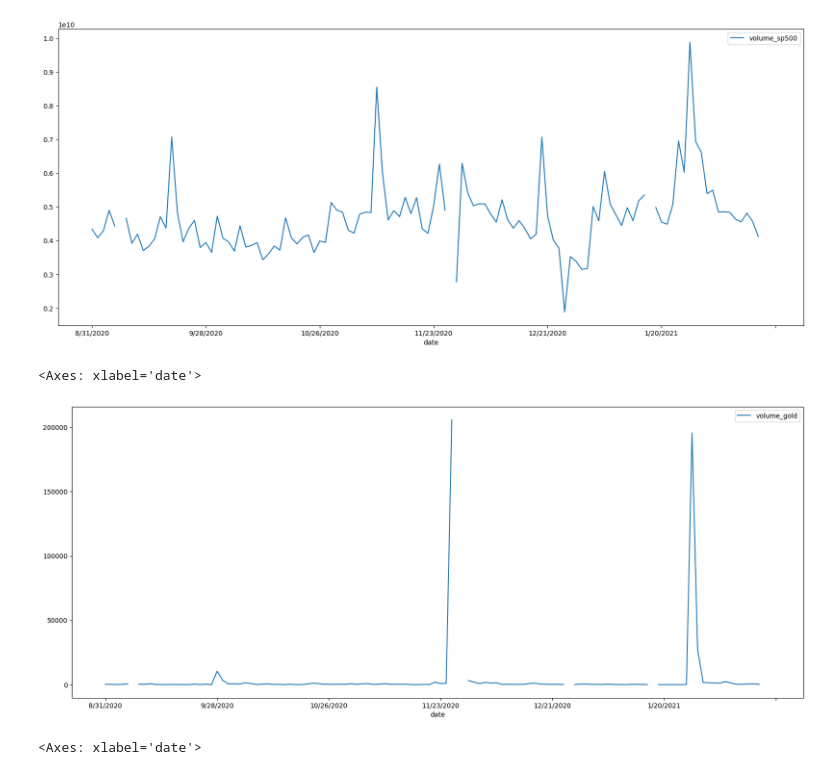
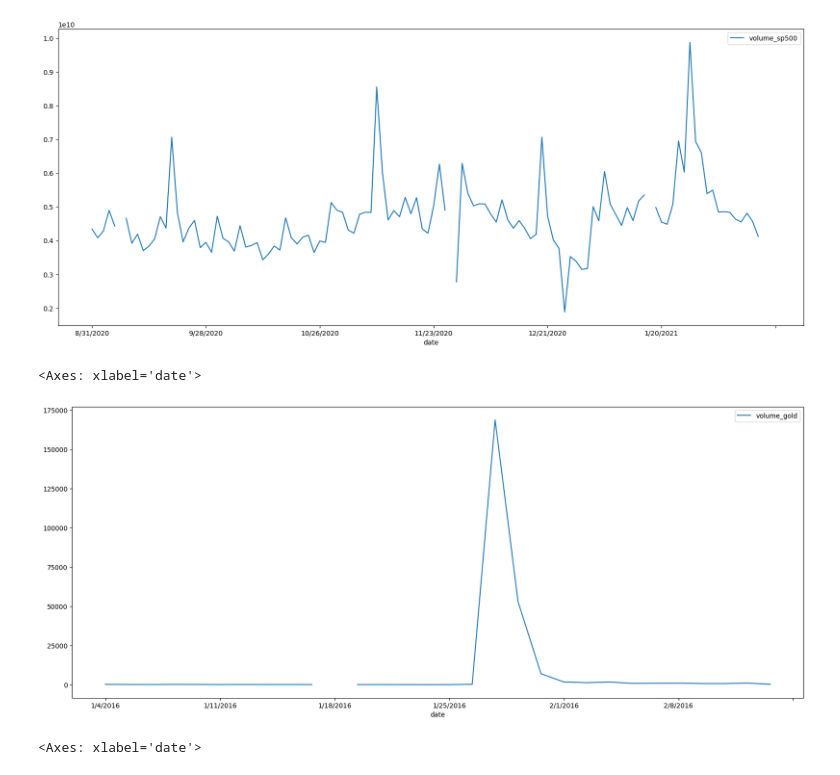
Before and after one commit to p4treina/trade_volume_prediction, a Jupyter notebook: notebooks/EDA.ipynb, the cells around one changed output. Saved outputs shown, nothing was run; the diff lists cells and outputs as text; code cells hidden in the pictures.

```diff
--- a/notebooks/EDA.ipynb
+++ b/notebooks/EDA.ipynb
@@ -121,10 +121,10 @@ all_data.iloc[-120:].plot(y='volume_sp500', figsize=[20, 8])
 <Axes: xlabel='date'>
 [figure]
 # %%
-all_data.iloc[-120:].plot(y='volume_gold', figsize=[20, 8])
+all_data.iloc[:30].plot(y='volume_gold', figsize=[20, 8])
 # %% [output]
 <Axes: xlabel='date'>
-[figure, old version]
+[figure, new version]
 # %%
 # Clear seasonality
 all_data.plot(y='volume_gold', figsize=[20, 8])
```
Also changed, not shown: parts of 2 cells of this notebook, 1 other file.
